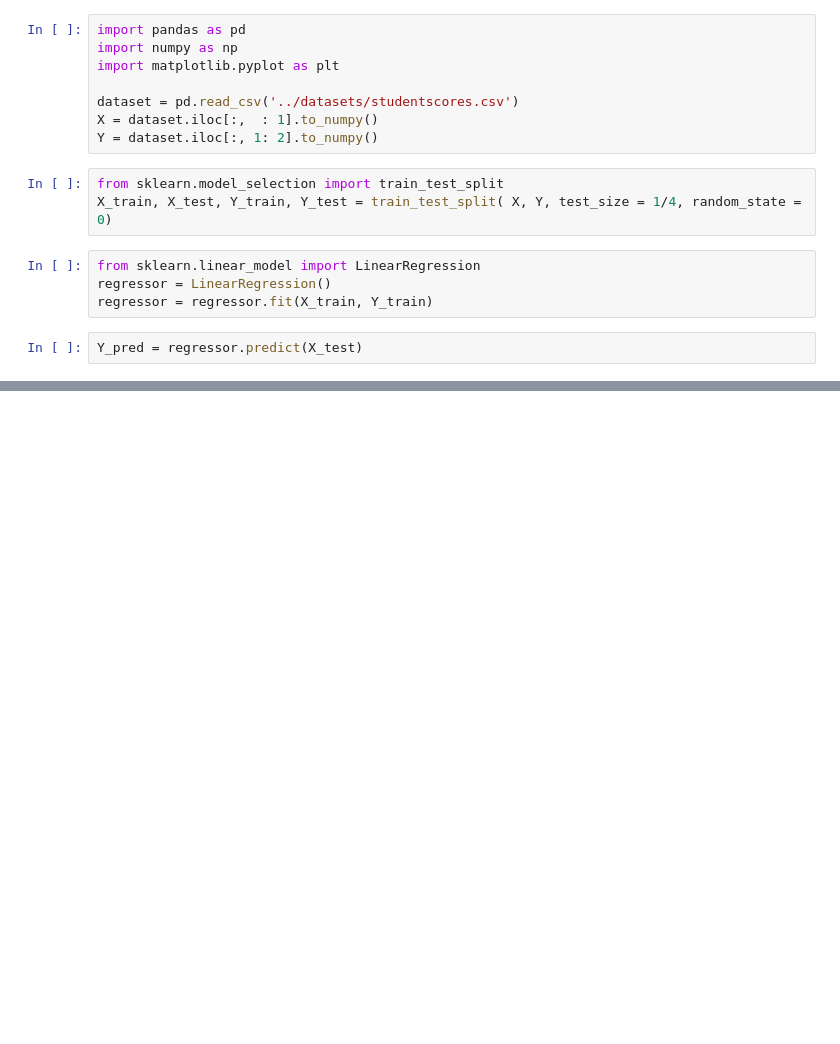
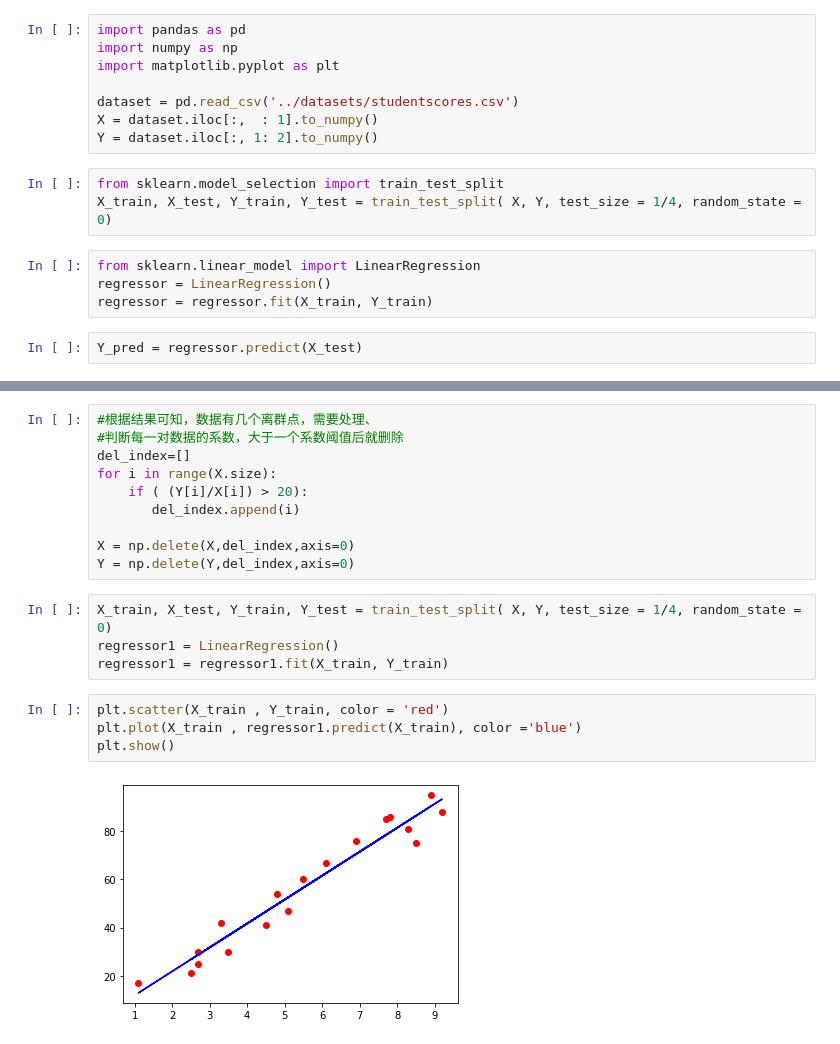
Before and after one commit to chenyunjiu/100-Days-Of-ML-Code-1, a Jupyter notebook: my_code/Simple_Linear_Regression.ipynb, the cells around one changed output, grey strips where cells are left out. Drawn from its saved outputs; the diff is of its cells as text; blank space fills up the shorter version.

```diff
--- a/my_code/Simple_Linear_Regression.ipynb
+++ b/my_code/Simple_Linear_Regression.ipynb
@@ -23,0 +30,20 @@ plt.plot(X_test , Y_pred, color ='blue')
+# %%
+#根据结果可知，数据有几个离群点，需要处理、
+#判断每一对数据的系数，大于一个系数阈值后就删除
+del_index=[]
+for i in range(X.size):
+    if ( (Y[i]/X[i]) > 20):
+       del_index.append(i)
+
+X = np.delete(X,del_index,axis=0)
+Y = np.delete(Y,del_index,axis=0)
+# %%
+X_train, X_test, Y_train, Y_test = train_test_split( X, Y, test_size = 1/4, random_state = 0)
+regressor1 = LinearRegression()
+regressor1 = regressor1.fit(X_train, Y_train)
+# %%
+plt.scatter(X_train , Y_train, color = 'red')
+plt.plot(X_train , regressor1.predict(X_train), color ='blue')
+plt.show()
+# %% [output]
+[figure, added]
```
Also changed, not shown: parts of 3 cells of this notebook.
